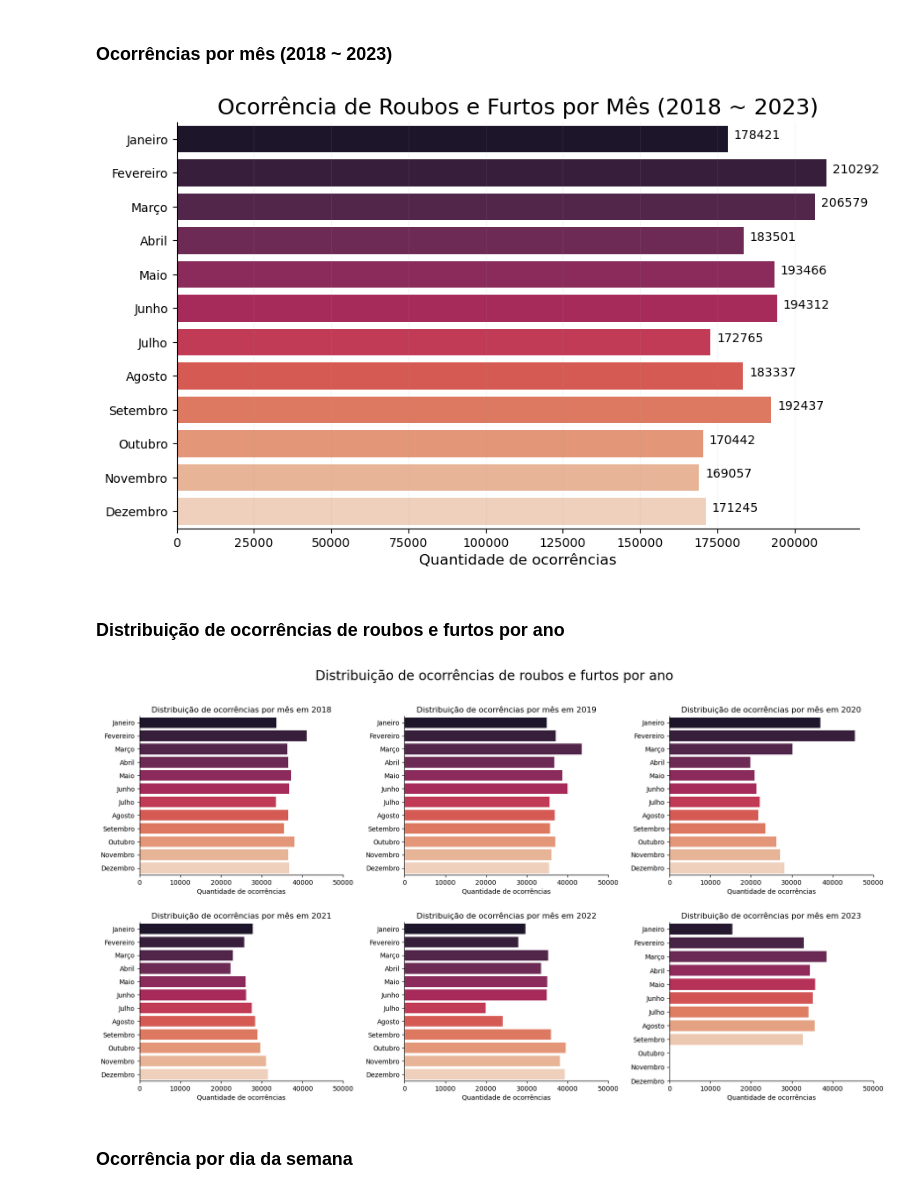
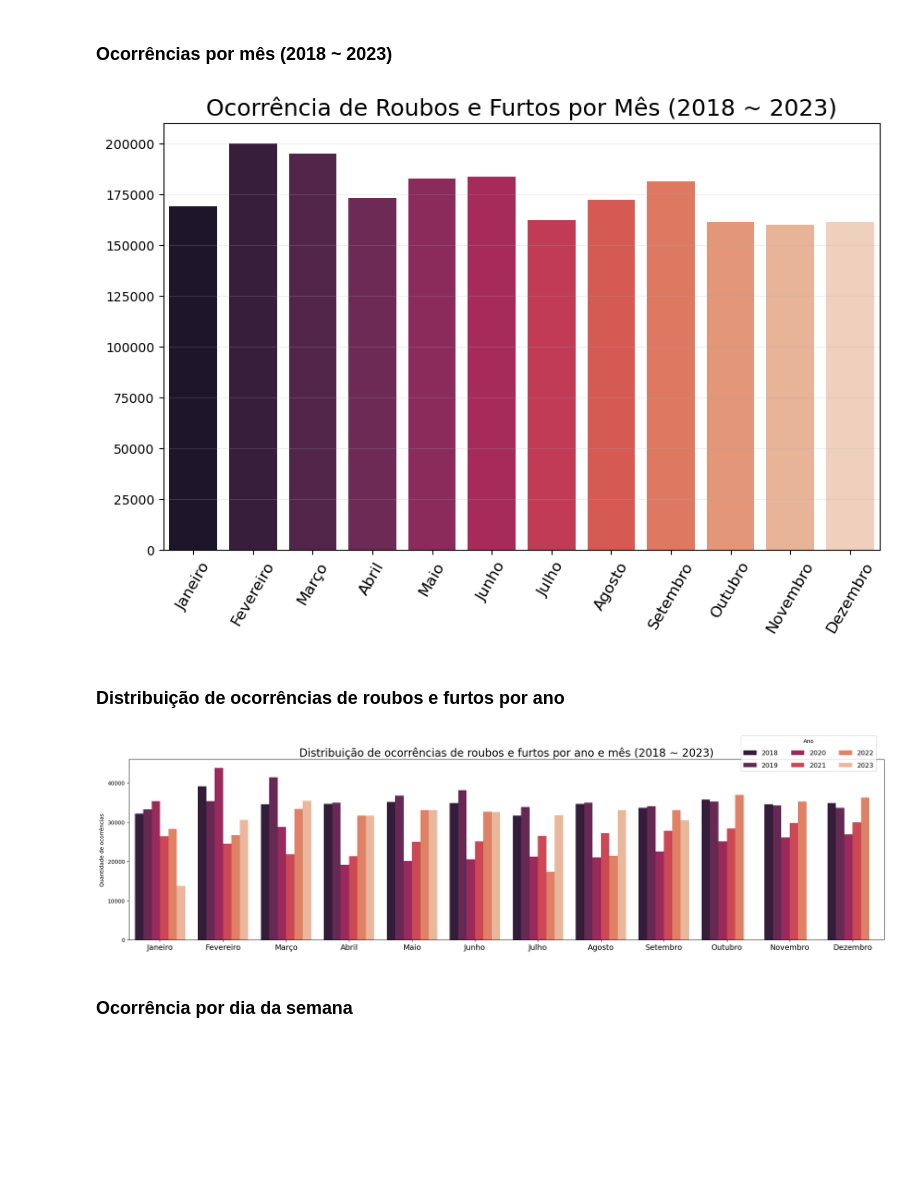
Before and after one commit to anderdot/previsao-crimes, a Jupyter notebook: Analises/Modelo Preditiva.ipynb, the cells around one changed output. Cells and saved outputs as stored; diff of their text form; code cells hidden in the pictures; blank space fills up the shorter version.

Commit message:
[refactor] Melhorias no código e novos gráficos

```diff
--- a/Analises/Modelo Preditiva.ipynb
+++ b/Analises/Modelo Preditiva.ipynb
@@ -136,7 +137,6 @@ dados['data_ocorrencia'] = pd.to_datetime(dados['data_ocorrencia'])
 dados['hora_ocorrencia'] = pd.to_datetime(dados['hora_ocorrencia'], format='%H:%M:%S').dt.time
 
 # Convertendo para inteiro as colunas que são números inteiros.
-dados['numero'] = dados['numero'].fillna(0).astype(int)
 dados['id_cidade'] = dados['id_cidade'].fillna(0).astype(int)
 dados['idade'] = dados['idade'].fillna(0).astype(int)
 # %% [markdown]
@@ -160,7 +160,10 @@ def categorizar_horas(hora):
         return 'HORA INCERTA'
 
 # Aplicando a função para categorizar as horas da ocorrência corretamente na coluna "periodoOcorrencia"
-dados['periodo_ocorrencia_corrigido'] = dados['hora_ocorrencia'].apply(categorizar_horas)
+dados['periodo_dia_ocorrencia'] = dados['hora_ocorrencia'].apply(categorizar_horas)
+# %%
+# Deletando colunas que não serão utilizadas na análise.
+dados.drop(columns=['id_categoria', 'numero_boletim_principal', 'id_arquivo', 'logradouro', 'numero', 'profissao', 'rubrica'], inplace=True)
 # %%
 # Deletando os dados duplicados.
 dados.drop_duplicates(inplace=True)
@@ -192,6 +195,6 @@ memory usage: 587.5+ MB
 ### Separando as dataframes: dados_ocorrencias, dados_vitimas e dados_celular
 # %%
 # Dividir o DataFrame em três partes com base nas colunas.
-dados_ocorrencias = dados.iloc[:, :26]
-dados_vitimas = dados.iloc[:, 26:32]
-dados_celular = dados.iloc[:, 32:35]
+dados_ocorrencias = dados.iloc[:, :21]
+dados_vitimas = dados.iloc[:, 21:26]
+dados_celular = dados.iloc[:, 26:27]
@@ -254,28 +300,21 @@ dados_ocorrencias.reset_index(drop=True, inplace= True)
 # %%
 # Contar a quantidade de ocorrências por mês.
 contagem = dados_ocorrencias['data_ocorrencia'].dt.month.value_counts().sort_index()
 
 # Gerando o gráfico.
 fig, ax = plt.subplots(figsize=(10,6))
-ax = sns.barplot(x=contagem.values, y=contagem.index, orient ='h', palette='rocket')
+sns.barplot(x=contagem.index, y=contagem.values, palette='rocket')
 ax.set_title('Ocorrência de Roubos e Furtos por Mês (2018 ~ 2023)', loc='center', fontsize=18)
-ax.set_ylabel('')
-ax.set_xlabel('Quantidade de ocorrências', fontsize=12)
-ax.set_yticklabels(['Janeiro', 'Fevereiro', 'Março', 'Abril', 'Maio', 'Junho', 'Julho', 'Agosto', 'Setembro', 'Outubro', 'Novembro', 'Dezembro'])
-sns.despine()
-for p in ax.patches:
-    ax.annotate(format(p.get_width(), '.0f'),
-                (p.get_x() + p.get_width(), p.get_y() + p.get_height() / 2.),
-                xytext=(5, 0),
-                textcoords='offset points')
-plt.grid(axis='x', alpha=0.1)
+ax.set_xticklabels(['Janeiro', 'Fevereiro', 'Março', 'Abril', 'Maio', 'Junho', 'Julho', 'Agosto', 'Setembro', 'Outubro', 'Novembro', 'Dezembro'], fontsize=12, rotation=60)
+ax.set_xticks(range(0,12))
+ax.grid(axis='y', alpha=0.2)
 fig = plt.gcf()
 plt.show()
 
 # Salvando o gráfico na pasta Graficos.
 fig.savefig('Graficos/quantidade_ocorrencia_mensal.png', transparent=False, dpi=300, bbox_inches='tight')
 # %% [output]
-[figure, old version]
+[figure, new version]
 # %% [markdown]
 ### Distribuição de ocorrências de roubos e furtos por ano
 # %%
@@ -286,33 +325,26 @@ dados_ocorrencias['mes_ocorrencia'] = dados_ocorrencias['data_ocorrencia'].dt.mo
 # Agrupando os dados por mês e ano e contando as ocorrências.
 ocorrencias_por_mes = dados_ocorrencias.groupby([dados_ocorrencias['ano_ocorrencia'], dados_ocorrencias['mes_ocorrencia']]).size().reset_index(name='contagem')
 
-# Gerando 6 gráficos.
-fig, axs = plt.subplots(2, 3, figsize=(20, 10))
-
-# Gerando os gráficos por mês e ano.
-for i, ano in enumerate([2018, 2019, 2020, 2021, 2022, 2023]):
-    row = i // 3
-    col = i % 3
-    data = ocorrencias_por_mes.loc[(ocorrencias_por_mes['ano_ocorrencia'] == ano), :]
-    sns.barplot(x='contagem', y='mes_ocorrencia', data=data, orient='h', palette='rocket', ax=axs[row, col])
-    axs[row, col].set_title(f'Distribuição de ocorrências por mês em {ano}')
-    axs[row, col].set_xlabel('Quantidade de ocorrências')
-    axs[row, col].set_xticks(range(0, 50001, 10000))
-    axs[row, col].set_xticklabels(['0', '10000', '20000', '30000', '40000', '50000'])
-    axs[row, col].set_ylabel('')
-    axs[row, col].set_yticks(range(12))
-    axs[row, col].set_yticklabels(['Janeiro', 'Fevereiro', 'Março', 'Abril', 'Maio', 'Junho', 'Julho', 'Agosto', 'Setembro', 'Outubro', 'Novembro', 'Dezembro'])
-    sns.despine()
-fig.subplots_adjust(hspace=0.3, wspace=0.3)
-fig.suptitle('Distribuição de ocorrências de roubos e furtos por ano', fontsize=20)
-
+# Gerando o gráfico de linha.
+fig, ax = plt.subplots(figsize=(25,6))
+sns.barplot(x='mes_ocorrencia', y='contagem', hue='ano_ocorrencia', data=ocorrencias_por_mes, palette='rocket')
+ax.set_title('Distribuição de ocorrências de roubos e furtos por ano e mês (2018 ~ 2023)', loc='center', fontsize=20)
+ax.set(xlabel='', ylabel='Quantidade de ocorrências')
+ax.set_xticks(range(0,12))
+ax.set_xticklabels(['Janeiro', 'Fevereiro', 'Março', 'Abril', 'Maio', 'Junho', 'Julho', 'Agosto', 'Setembro', 'Outubro', 'Novembro', 'Dezembro'], fontsize=14)
+ax.legend(title='Ano',
+          loc=9,
+          bbox_to_anchor=(0.9,1.15),
+          labelspacing=1,
+          ncol=3, fontsize=12)
 fig = plt.gcf()
 plt.show()
 
+
 # Salvando o gráfico na pasta Graficos.
 fig.savefig('Graficos/quantidade_ocorrencias_ano_mes.png', transparent=False, dpi=300, bbox_inches='tight')
 # %% [output]
-[figure, old version]
+[figure, new version]
 # %% [markdown]
 ### Ocorrência por dia da semana
 # %%
```
Also changed, not shown: parts of 56 cells of this notebook, 15 other files.
